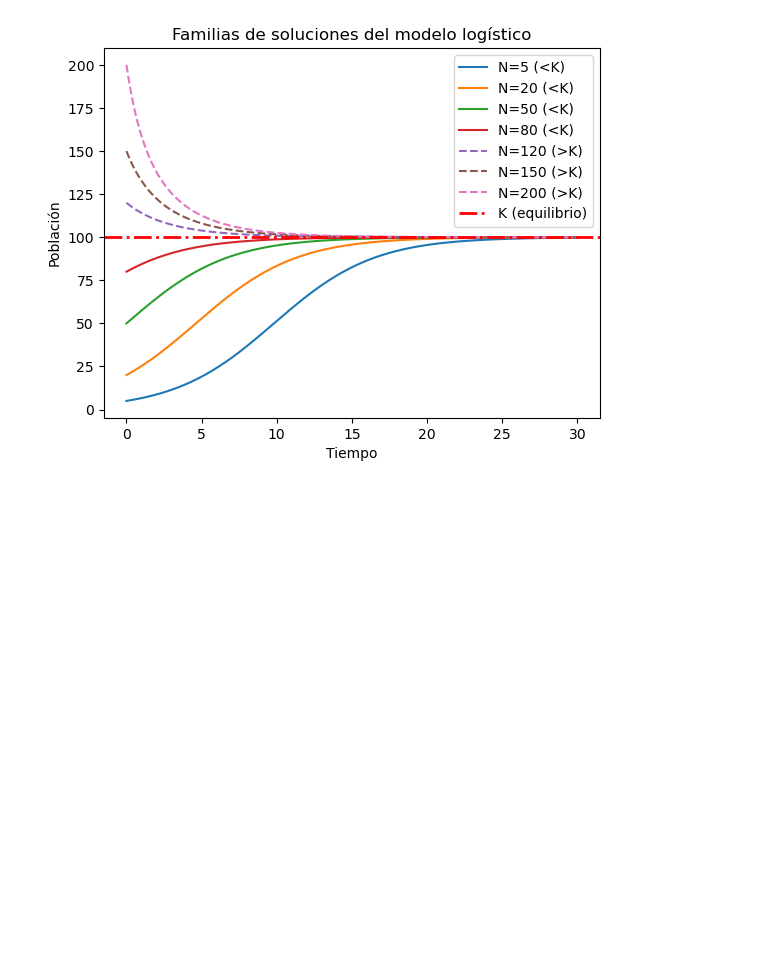
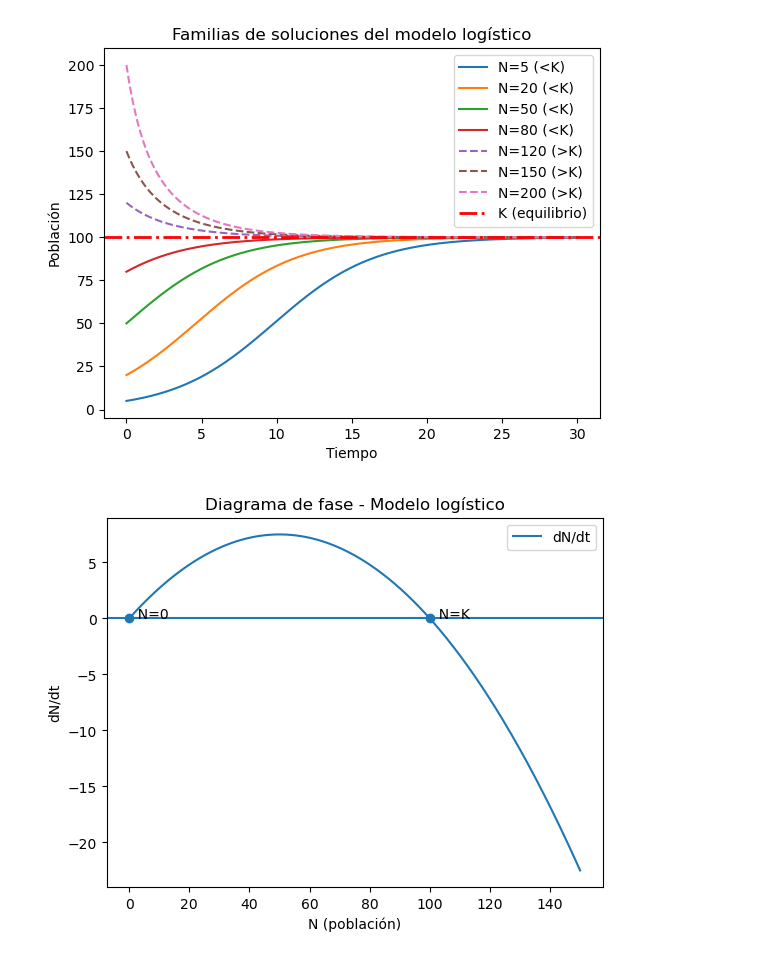
Before and after one commit to OmarSanvicente/Curiosidades, a Jupyter notebook: Modelo_crecimiento_logistico.ipynb, the cells around one changed output. Drawn from its saved outputs; the diff is of its cells as text; code cells hidden in the pictures; blank space fills up the shorter version.

Commit message:
Agregamos los planos fase al código y al README

```diff
--- a/Modelo_crecimiento_logistico.ipynb
+++ b/Modelo_crecimiento_logistico.ipynb
@@ -235,3 +235,36 @@ plt.savefig("Images/familias_logistico.png")
 plt.show()
 # %% [output]
 [figure]
+# %%
+import numpy as np
+import matplotlib.pyplot as plt
+
+# Parámetros
+r = 0.3
+K = 100
+
+# Rango de N
+N = np.linspace(0, 150, 500)
+
+# Derivada dN/dt
+dNdt = r * N * (1 - N / K)
+
+# Gráfica
+plt.figure()
+plt.plot(N, dNdt, label="dN/dt")
+
+# Línea horizontal en 0
+plt.axhline(0)
+
+# Puntos de equilibrio
+plt.scatter([0, K], [0, 0])
+plt.text(0, 0, "  N=0")
+plt.text(K, 0, "  N=K")
+
+plt.xlabel("N (población)")
+plt.ylabel("dN/dt")
+plt.title("Diagrama de fase - Modelo logístico")
+plt.legend()
+plt.show()
+# %% [output]
+[figure, added]
```
Also changed, not shown: parts of 1 cell of this notebook, 2 other files.
